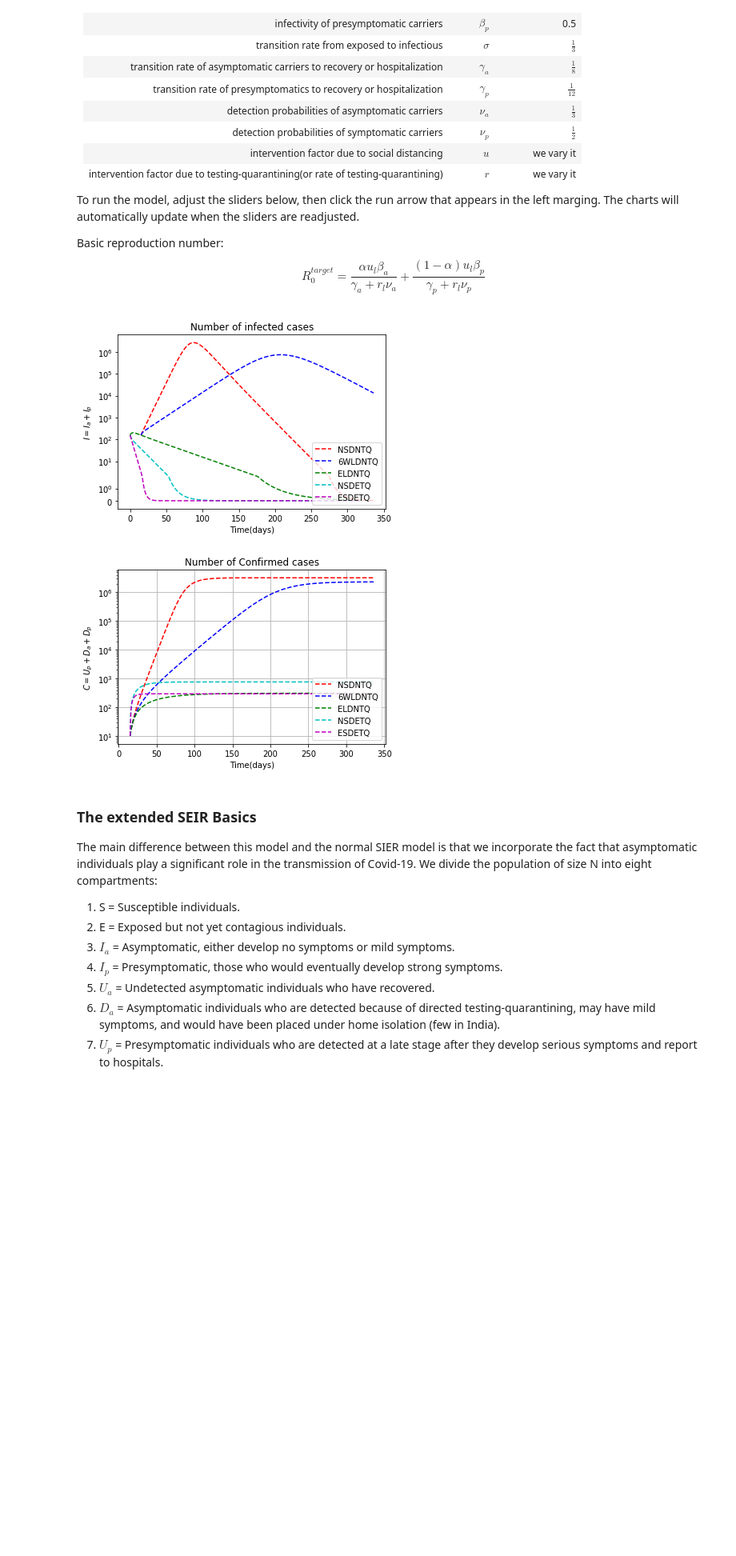
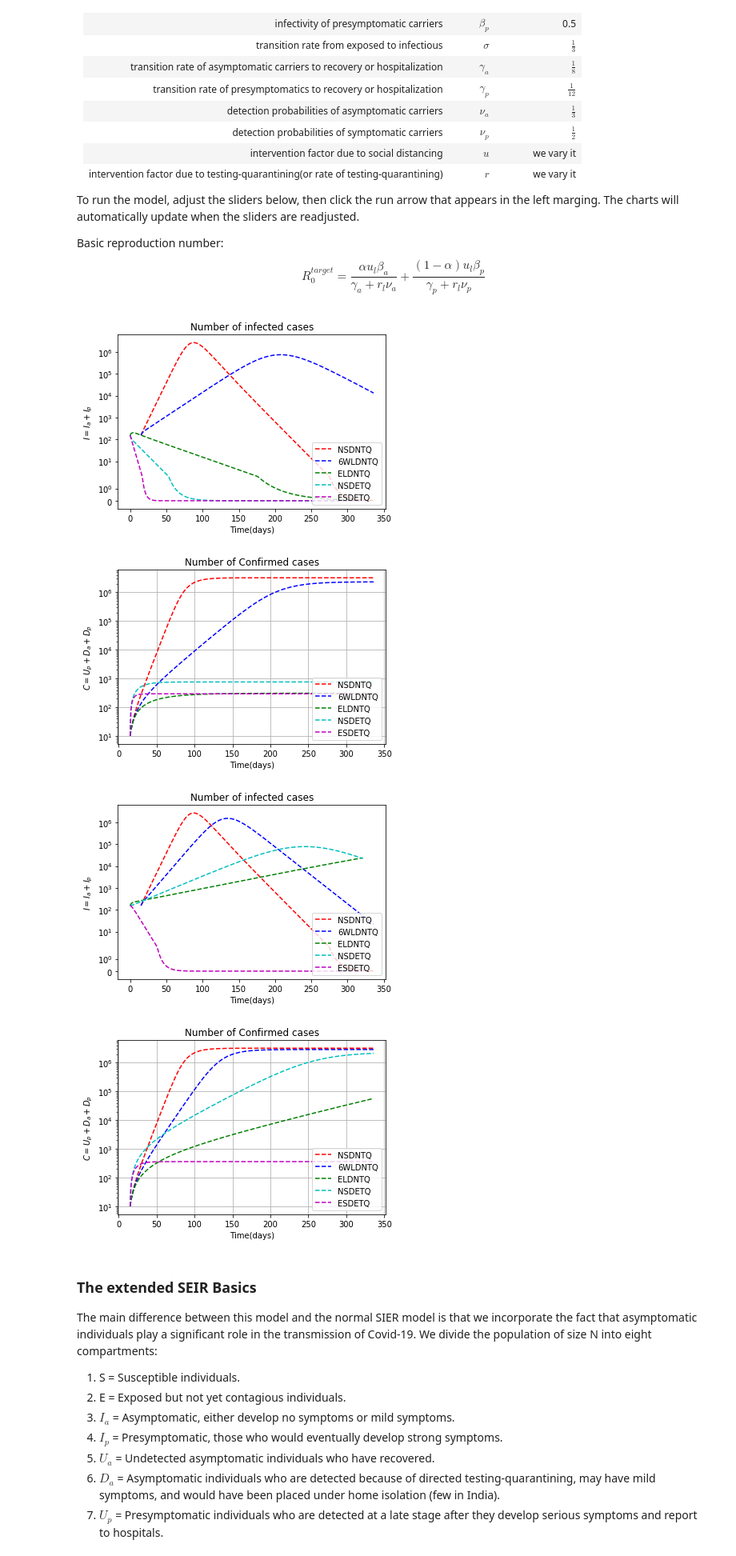
Before and after one commit to IamSreeman/Nonlinear-dynamics, a Jupyter notebook: SEIR.ipynb, the cells around one changed output. Shown at 80% size. Saved outputs shown, nothing was run; the diff lists cells and outputs as text; code cells hidden in the pictures; blank space fills up the shorter version.

```diff
--- a/SEIR.ipynb
+++ b/SEIR.ipynb
@@ -59,39 +59,71 @@ def deriv(x, t, u, r):
     dupdt= gammap*ip
     ddpdt= r*nup*ip
     return [dsdt, dedt, diadt, dipdt,duadt, ddadt,dupdt, ddpdt]
-
+# parameter set I
 t = np.linspace(15, 336, 337-15)
 x_initial = s0,e0,ia0,ip0,ua0,da0,up0,dp0
 soln = odeint(deriv, x_initial, np.linspace(0, 14, 50), args=(1, 0))
 x_2initial = soln.T[:,14]
 solnNSDNTQ = odeint(deriv, x_2initial, t, args=(1, 0))
 sNSDNTQ,eNSDNTQ,iaNSDNTQ,ipNSDNTQ,uaNSDNTQ,daNSDNTQ,upNSDNTQ,dpNSDNTQ = solnNSDNTQ.T
 soln6WLDNTQ = odeint(deriv, x_2initial, t, args=(0.461, 0))
 s6WLDNTQ,e6WLDNTQ,ia6WLDNTQ,ip6WLDNTQ,ua6WLDNTQ,da6WLDNTQ,up6WLDNTQ,dp6WLDNTQ = soln6WLDNTQ.T
 solnELDNTQ = odeint(deriv, x_2initial, t, args=(0.177, 0))
 sELDNTQ,eELDNTQ,iaELDNTQ,ipELDNTQ,uaELDNTQ,daELDNTQ,upELDNTQ,dpELDNTQ = solnELDNTQ.T
 solnNSDETQ = odeint(deriv, x_2initial, t, args=(1, 1.2))
 sNSDETQ,eNSDETQ,iaNSDETQ,ipNSDETQ,uaNSDETQ,daNSDETQ,upNSDETQ,dpNSDETQ = solnNSDETQ.T
 solnESDETQ = odeint(deriv, x_2initial, t, args=(0.177, 1.2))
 sESDETQ,eESDETQ,iaESDETQ,ipESDETQ,uaESDETQ,daESDETQ,upESDETQ,dpESDETQ = solnESDETQ.T
 plt.xlabel('Time(days)')
 plt.ylabel('$I=I_a+I_p$')
 plt.title('Number of infected cases')
 plt.yscale("symlog")
 plt.plot(t,iaNSDNTQ+ipNSDNTQ,'r--', t,ia6WLDNTQ+ip6WLDNTQ , 'b--',iaELDNTQ+ipELDNTQ , 'g--',iaNSDETQ+ipNSDETQ , 'c--',iaESDETQ+ipESDETQ , 'm--')
 plt.legend(["NSDNTQ", "6WLDNTQ","ELDNTQ", "NSDETQ","ESDETQ"], loc ="lower right")
 plt.show()
 plt.xlabel('Time(days)')
 plt.ylabel('$C=U_p+D_a+D_p$')
 plt.title('Number of Confirmed cases')
 plt.yscale("log")
 plt.plot(t,daNSDNTQ+dpNSDNTQ+upNSDNTQ,'r--', t,da6WLDNTQ+dp6WLDNTQ+up6WLDNTQ , 'b--',t,daELDNTQ+dpELDNTQ+upELDNTQ , 'g--', t,daNSDETQ+dpNSDETQ+upNSDETQ , 'c--',t,daESDETQ+dpESDETQ+upESDETQ , 'm--')
 plt.legend(["NSDNTQ", "6WLDNTQ","ELDNTQ", "NSDETQ","ESDETQ"], loc ="lower right")
 plt.grid(True)
 plt.show()
+# parameter set II
+t = np.linspace(15, 336, 337-15)
+x_initial = s0,e0,ia0,ip0,ua0,da0,up0,dp0
+soln = odeint(deriv, x_initial, np.linspace(0, 14, 50), args=(1, 0))
+x_2initial = soln.T[:,14]
+solnNSDNTQ = odeint(deriv, x_2initial, t, args=(1, 0))
+sNSDNTQ,eNSDNTQ,iaNSDNTQ,ipNSDNTQ,uaNSDNTQ,daNSDNTQ,upNSDNTQ,dpNSDNTQ = solnNSDNTQ.T
+soln6WLDNTQ = odeint(deriv, x_2initial, t, args=(0.634, 0))
+s6WLDNTQ,e6WLDNTQ,ia6WLDNTQ,ip6WLDNTQ,ua6WLDNTQ,da6WLDNTQ,up6WLDNTQ,dp6WLDNTQ = soln6WLDNTQ.T
+solnELDNTQ = odeint(deriv, x_2initial, t, args=(0.32, 0))
+sELDNTQ,eELDNTQ,iaELDNTQ,ipELDNTQ,uaELDNTQ,daELDNTQ,upELDNTQ,dpELDNTQ = solnELDNTQ.T
+solnNSDETQ = odeint(deriv, x_2initial, t, args=(1, 0.536))
+sNSDETQ,eNSDETQ,iaNSDETQ,ipNSDETQ,uaNSDETQ,daNSDETQ,upNSDETQ,dpNSDETQ = solnNSDETQ.T
+solnESDETQ = odeint(deriv, x_2initial, t, args=(0.32, 0.536))
+sESDETQ,eESDETQ,iaESDETQ,ipESDETQ,uaESDETQ,daESDETQ,upESDETQ,dpESDETQ = solnESDETQ.T
+plt.xlabel('Time(days)')
+plt.ylabel('$I=I_a+I_p$')
+plt.title('Number of infected cases')
+plt.yscale("symlog")
+plt.plot(t,iaNSDNTQ+ipNSDNTQ,'r--', t,ia6WLDNTQ+ip6WLDNTQ , 'b--',iaELDNTQ+ipELDNTQ , 'g--',iaNSDETQ+ipNSDETQ , 'c--',iaESDETQ+ipESDETQ , 'm--')
+plt.legend(["NSDNTQ", "6WLDNTQ","ELDNTQ", "NSDETQ","ESDETQ"], loc ="lower right")
+plt.show()
+plt.xlabel('Time(days)')
+plt.ylabel('$C=U_p+D_a+D_p$')
+plt.title('Number of Confirmed cases')
+plt.yscale("log")
+plt.plot(t,daNSDNTQ+dpNSDNTQ+upNSDNTQ,'r--', t,da6WLDNTQ+dp6WLDNTQ+up6WLDNTQ , 'b--',t,daELDNTQ+dpELDNTQ+upELDNTQ , 'g--', t,daNSDETQ+dpNSDETQ+upNSDETQ , 'c--',t,daESDETQ+dpESDETQ+upESDETQ , 'm--')
+plt.legend(["NSDNTQ", "6WLDNTQ","ELDNTQ", "NSDETQ","ESDETQ"], loc ="lower right")
+plt.grid(True)
+plt.show()
 # %% [output]
 [figure]
 [figure]
+[figure, added]
+[figure, added]
 # %% [markdown]
 ### The extended SEIR Basics
 The main difference between this model and the normal SIER model is that we incorporate the fact that asymptomatic individuals play a significant role in the transmission of Covid-19.
```
